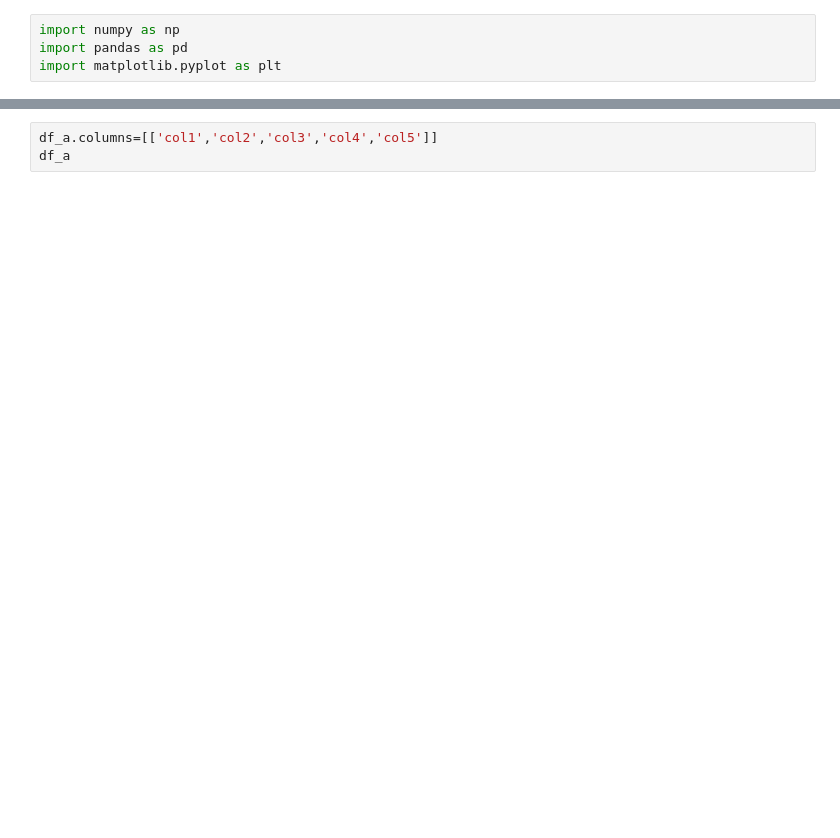
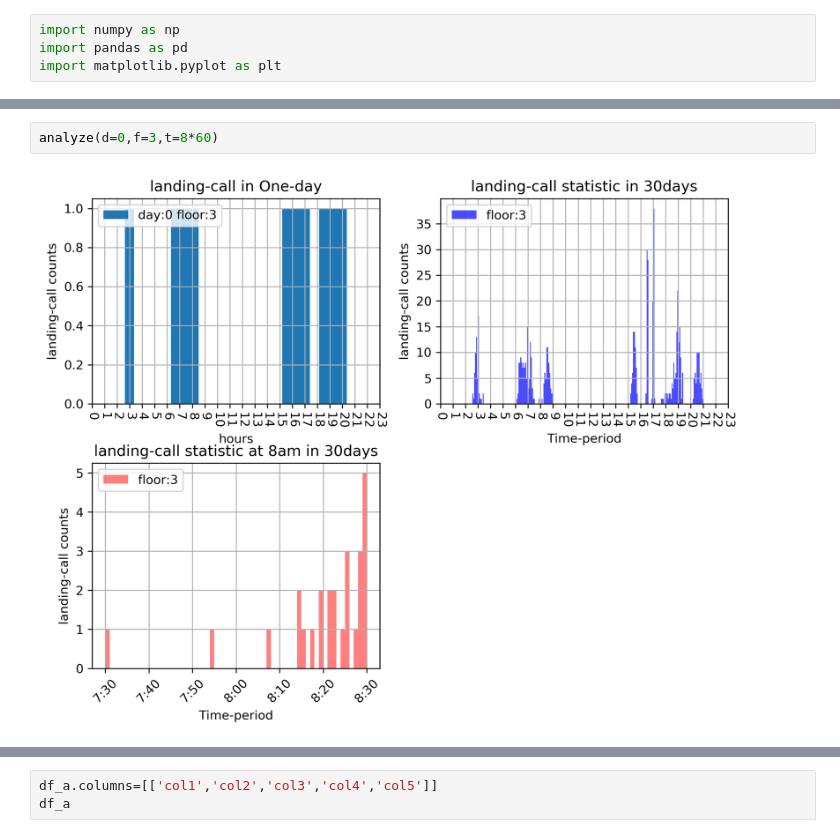
Before and after one commit to zixiang0706/Notes-for-Python, a Jupyter notebook: 03-GenerateData/01-generateData.ipynb, the cells around one changed output, grey strips where cells are left out. Saved outputs shown, nothing was run; the diff lists cells and outputs as text; blank space fills up the shorter version.

```diff
--- a/03-GenerateData/01-generateData.ipynb
+++ b/03-GenerateData/01-generateData.ipynb
@@ -11,0 +137,4 @@ import matplotlib.pyplot as plt
+# %%
+analyze(d=0,f=3,t=8*60)
+# %% [output]
+[figure, added]
```
Also changed, not shown: parts of 11 cells of this notebook.
